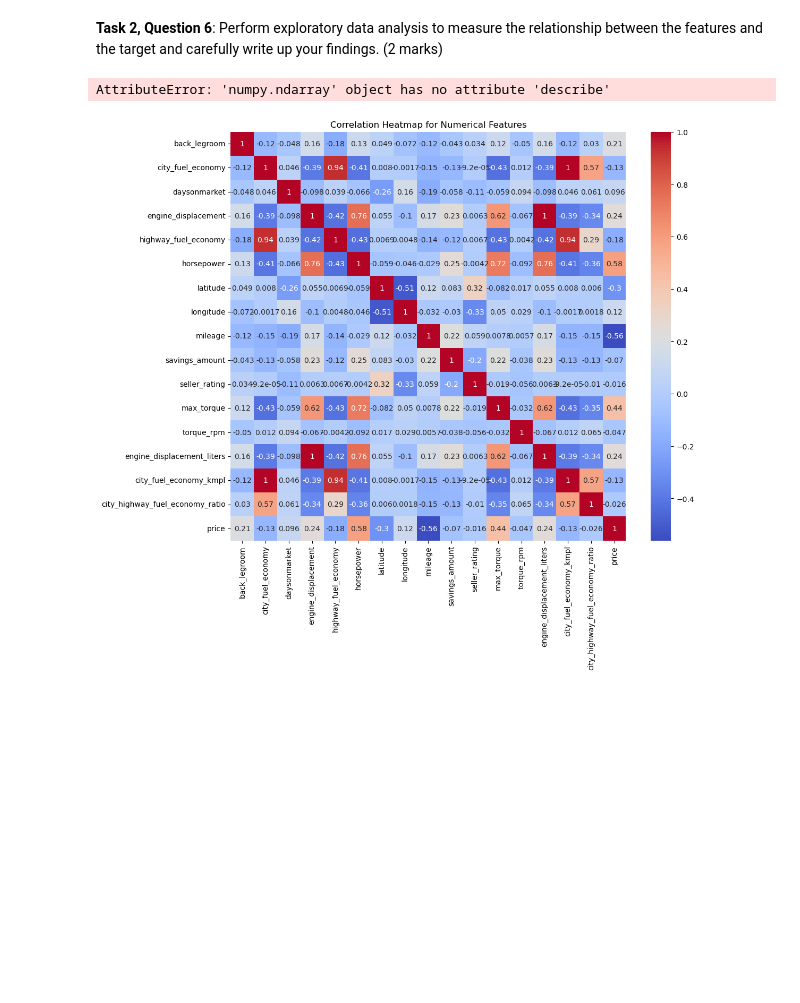
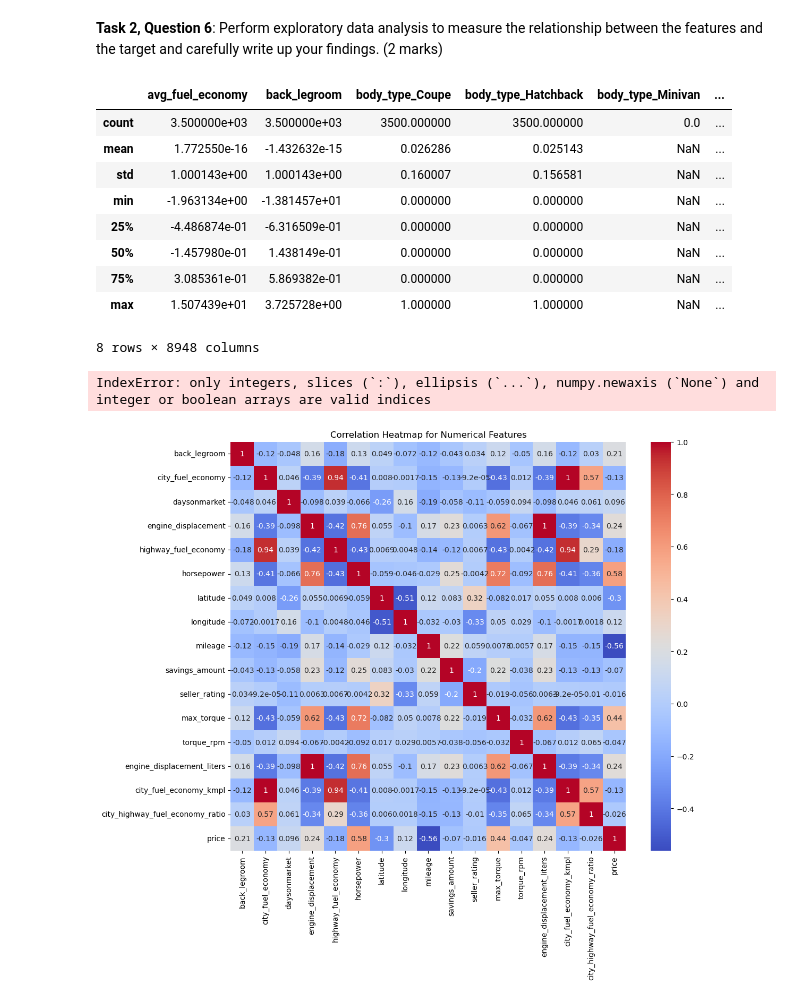
Before and after one commit to macRuslan/BUSA8001GroupProject, a Jupyter notebook: Group_Assignment_BUSA8001_PredictivePatrol.ipynb, the cells around one changed output. Cells and saved outputs as stored; diff of their text form; code cells hidden in the pictures; blank space fills up the shorter version.

Commit message:
Task 2 Q5

```diff
--- a/Group_Assignment_BUSA8001_PredictivePatrol.ipynb
+++ b/Group_Assignment_BUSA8001_PredictivePatrol.ipynb
@@ -493,12 +514,28 @@ test_data = selector.transform(test_data)
 **Task 2, Question 6**: Perform exploratory data analysis to measure the relationship between the features and the target and carefully write up your findings.
 (2 marks)
 # %%
-## Task 2, Question 6 Code Here
-# Summary statistics for numerical features
-numerical_summary = train_data.describe()
+
+
+# Now get the summary statistics
+numerical_summary = train_data_df.describe()
 numerical_summary
 # %% [output]
+|  | avg_fuel_economy | back_legroom | body_type_Coupe | body_type_Hatchback | body_type_Minivan | ... |
+| count | 3.500000e+03 | 3.500000e+03 | 3500.000000 | 3500.000000 | 0.0 | ... |
+| mean | 1.772550e-16 | -1.432632e-15 | 0.026286 | 0.025143 | NaN | ... |
+| std | 1.000143e+00 | 1.000143e+00 | 0.160007 | 0.156581 | NaN | ... |
+| min | -1.963134e+00 | -1.381457e+01 | 0.000000 | 0.000000 | NaN | ... |
+| 25% | -4.486874e-01 | -6.316509e-01 | 0.000000 | 0.000000 | NaN | ... |
+| 50% | -1.457980e-01 | 1.438149e-01 | 0.000000 | 0.000000 | NaN | ... |
+| 75% | 3.085361e-01 | 5.869382e-01 | 0.000000 | 0.000000 | NaN | ... |
+| max | 1.507439e+01 | 3.725728e+00 | 1.000000 | 1.000000 | NaN | ... |
-AttributeError: 'numpy.ndarray' object has no attribute 'describe'
+8 rows × 8948 columns
+# %%
+train_data[features].hist(figsize=(20,15))
+plt.tight_layout()
+plt.show()
+# %% [output]
+IndexError: only integers, slices (`:`), ellipsis (`...`), numpy.newaxis (`None`) and integer or boolean arrays are valid indices
 # %%
 import seaborn as sns
 import matplotlib.pyplot as plt
```
Also changed, not shown: parts of 9 cells of this notebook.
